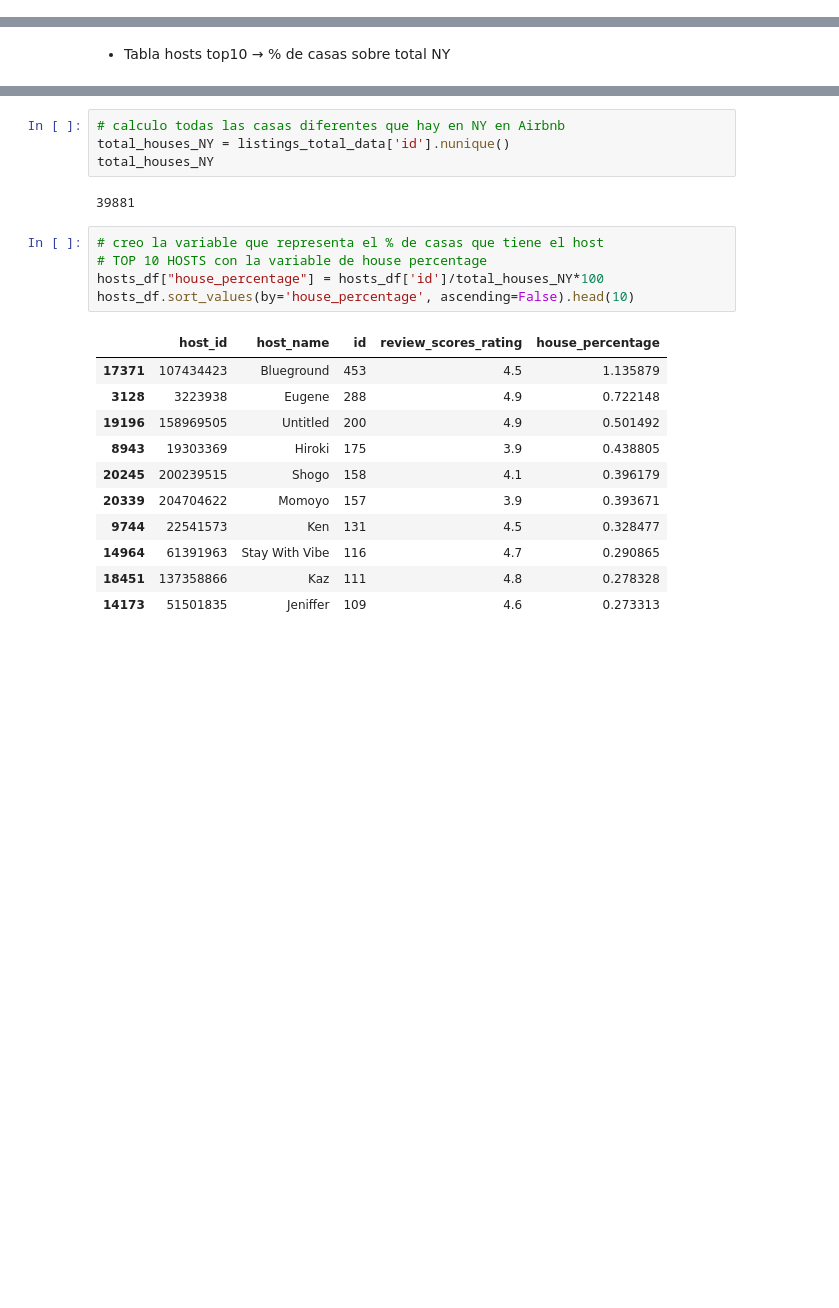
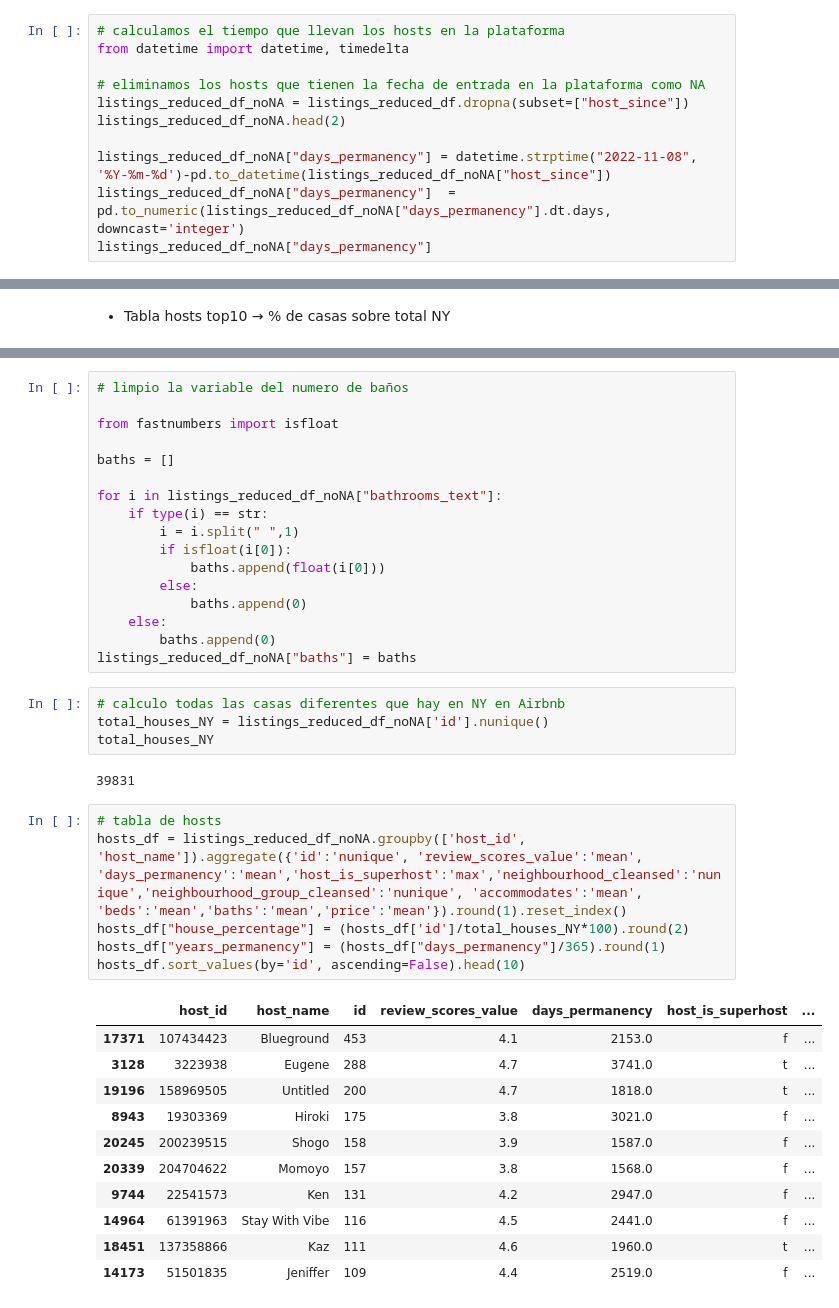
Before and after one commit to Divasson/VisualizacionDatosAirBnB, a Jupyter notebook: Dash/graphs/dash_graphs_info.ipynb, the cells around one changed output, grey strips where cells are left out. Drawn from its saved outputs; the diff is of its cells as text; blank space fills up the shorter version.

```diff
--- a/Dash/graphs/dash_graphs_info.ipynb
+++ b/Dash/graphs/dash_graphs_info.ipynb
@@ -111,3 +111,14 @@ listings_reduced_df["host_acceptance_rate"] = listings_reduced_df["host_acceptan
 # paso la variable a int
 listings_reduced_df["host_response_rate"] = listings_reduced_df["host_response_rate"].astype("int64")
 listings_reduced_df["host_acceptance_rate"] = listings_reduced_df["host_acceptance_rate"].astype("int64")
+# %%
+# calculamos el tiempo que llevan los hosts en la plataforma
+from datetime import datetime, timedelta
+
+# eliminamos los hosts que tienen la fecha de entrada en la plataforma como NA
+listings_reduced_df_noNA = listings_reduced_df.dropna(subset=["host_since"])
+listings_reduced_df_noNA.head(2)
+
+listings_reduced_df_noNA["days_permanency"] = datetime.strptime("2022-11-08", '%Y-%m-%d')-pd.to_datetime(listings_reduced_df_noNA["host_since"])
+listings_reduced_df_noNA["days_permanency"]  = pd.to_numeric(listings_reduced_df_noNA["days_permanency"].dt.days, downcast='integer')
+listings_reduced_df_noNA["days_permanency"]
@@ -428,23 +421,41 @@ hosts_df.sort_values(by=['review_scores_rating','id'], ascending=False).head(10)
+# %%
+# limpio la variable del numero de baños
+
+from fastnumbers import isfloat
+
+baths = []
+
+for i in listings_reduced_df_noNA["bathrooms_text"]:
+    if type(i) == str:
+        i = i.split(" ",1)
+        if isfloat(i[0]):
+            baths.append(float(i[0]))
+        else:
+            baths.append(0)
+    else:
+        baths.append(0)
+listings_reduced_df_noNA["baths"] = baths
 # %%
 # calculo todas las casas diferentes que hay en NY en Airbnb
-total_houses_NY = listings_total_data['id'].nunique()
+total_houses_NY = listings_reduced_df_noNA['id'].nunique()
 total_houses_NY
 # %% [output]
-39881
+39831
-# %%
-# creo la variable que representa el % de casas que tiene el host
-# TOP 10 HOSTS con la variable de house percentage
-hosts_df["house_percentage"] = hosts_df['id']/total_houses_NY*100
-hosts_df.sort_values(by='house_percentage', ascending=False).head(10)
-# %% [output]
-|  | host_id | host_name | id | review_scores_rating | house_percentage |
-| 17371 | 107434423 | Blueground | 453 | 4.5 | 1.135879 |
-| 3128 | 3223938 | Eugene | 288 | 4.9 | 0.722148 |
-| 19196 | 158969505 | Untitled | 200 | 4.9 | 0.501492 |
-| 8943 | 19303369 | Hiroki | 175 | 3.9 | 0.438805 |
-| 20245 | 200239515 | Shogo | 158 | 4.1 | 0.396179 |
-| 20339 | 204704622 | Momoyo | 157 | 3.9 | 0.393671 |
-| 9744 | 22541573 | Ken | 131 | 4.5 | 0.328477 |
-| 14964 | 61391963 | Stay With Vibe | 116 | 4.7 | 0.290865 |
-| 18451 | 137358866 | Kaz | 111 | 4.8 | 0.278328 |
-| 14173 | 51501835 | Jeniffer | 109 | 4.6 | 0.273313 |
+# %%
+# tabla de hosts
+hosts_df = listings_reduced_df_noNA.groupby(['host_id', 'host_name']).aggregate({'id':'nunique', 'review_scores_value':'mean', 'days_permanency':'mean','host_is_superhost':'max','neighbourhood_cleansed':'nunique','neighbourhood_group_cleansed':'nunique', 'accommodates':'mean', 'beds':'mean','baths':'mean','price':'mean'}).round(1).reset_index()
+hosts_df["house_percentage"] = (hosts_df['id']/total_houses_NY*100).round(2)
+hosts_df["years_permanency"] = (hosts_df["days_permanency"]/365).round(1)
+hosts_df.sort_values(by='id', ascending=False).head(10)
+# %% [output]
+|  | host_id | host_name | id | review_scores_value | days_permanency | host_is_superhost | ... |
+| 17371 | 107434423 | Blueground | 453 | 4.1 | 2153.0 | f | ... |
+| 3128 | 3223938 | Eugene | 288 | 4.7 | 3741.0 | t | ... |
+| 19196 | 158969505 | Untitled | 200 | 4.7 | 1818.0 | t | ... |
+| 8943 | 19303369 | Hiroki | 175 | 3.8 | 3021.0 | f | ... |
+| 20245 | 200239515 | Shogo | 158 | 3.9 | 1587.0 | f | ... |
+| 20339 | 204704622 | Momoyo | 157 | 3.8 | 1568.0 | f | ... |
+| 9744 | 22541573 | Ken | 131 | 4.2 | 2947.0 | f | ... |
+| 14964 | 61391963 | Stay With Vibe | 116 | 4.5 | 2441.0 | f | ... |
+| 18451 | 137358866 | Kaz | 111 | 4.6 | 1960.0 | t | ... |
+| 14173 | 51501835 | Jeniffer | 109 | 4.4 | 2519.0 | f | ... |
```
Also changed, not shown: parts of 6 cells of this notebook.
